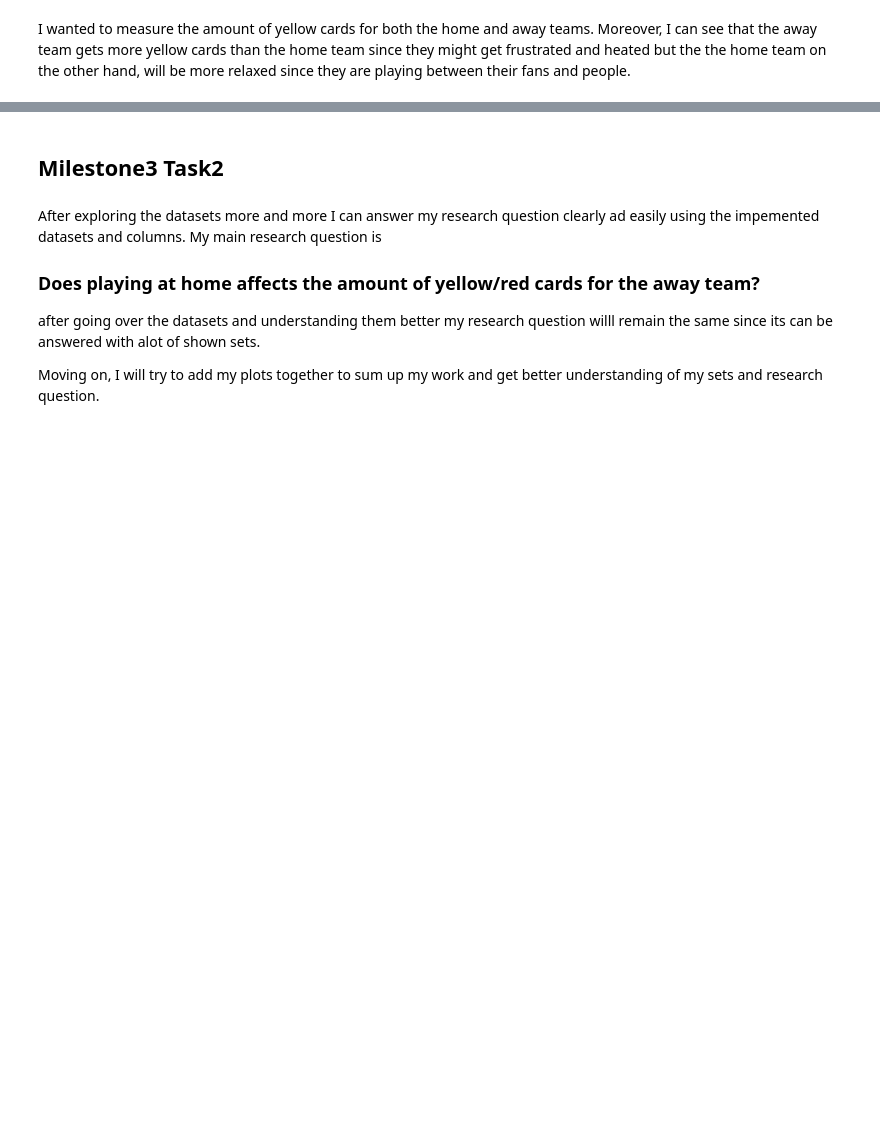
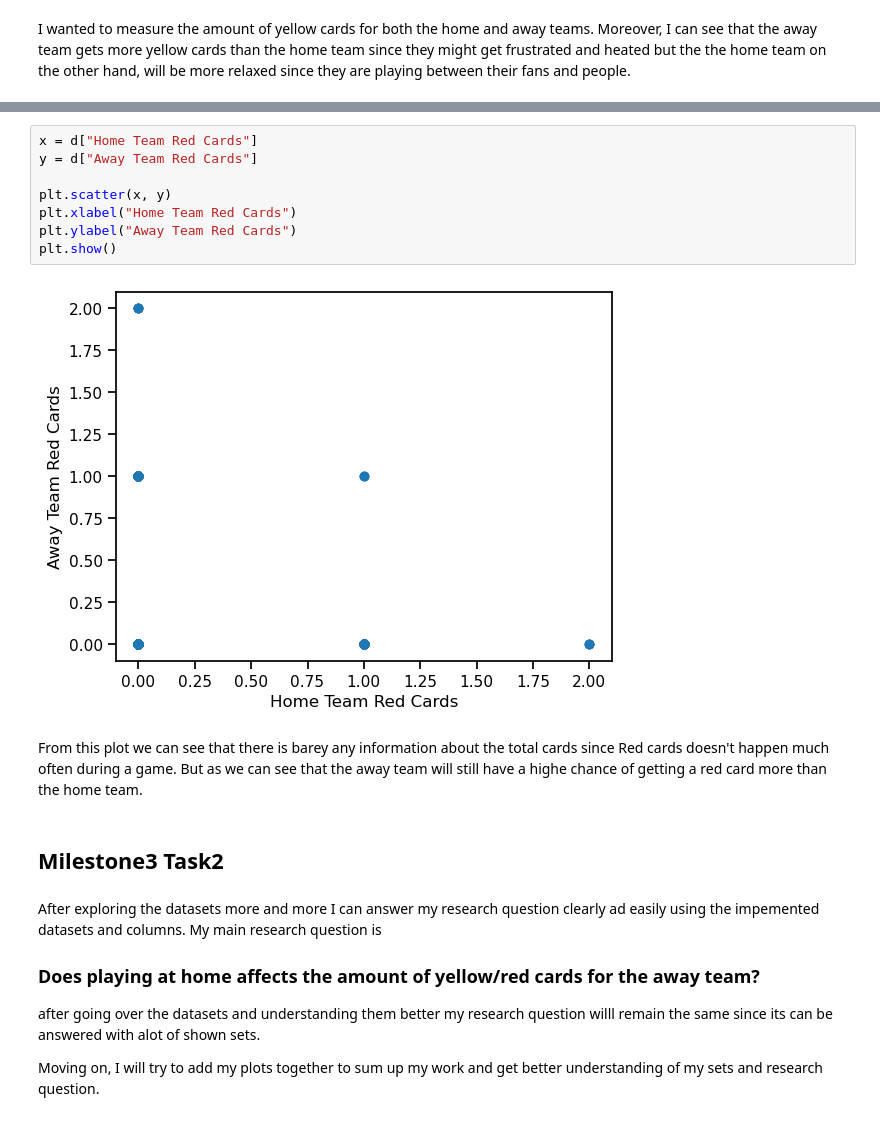
Before and after one commit to ubco-W2022T2-data301/Group14, a Jupyter notebook: analysis/analysis1.ipynb, the cells around one changed output, grey strips where cells are left out. Saved outputs shown, nothing was run; the diff lists cells and outputs as text; blank space fills up the shorter version.

```diff
--- a/analysis/analysis1.ipynb
+++ b/analysis/analysis1.ipynb
@@ -104,3 +112,15 @@ Thie plot shows the big difference over the years for yellow cards. As we can se
+# %%
+x = d["Home Team Red Cards"]
+y = d["Away Team Red Cards"]
+
+plt.scatter(x, y)
+plt.xlabel("Home Team Red Cards")
+plt.ylabel("Away Team Red Cards")
+plt.show()
+# %% [output]
+[figure, added]
+# %% [markdown]
+From this plot we can see that there is barey any information about the total cards since Red cards doesn't happen much often during a game. But as we can see that the away team will still have a highe chance of getting a red card more than the home team.
 # %% [markdown]
 ## Milestone3 Task2
 # %% [markdown]
```
Also changed, not shown: parts of 8 cells of this notebook.
